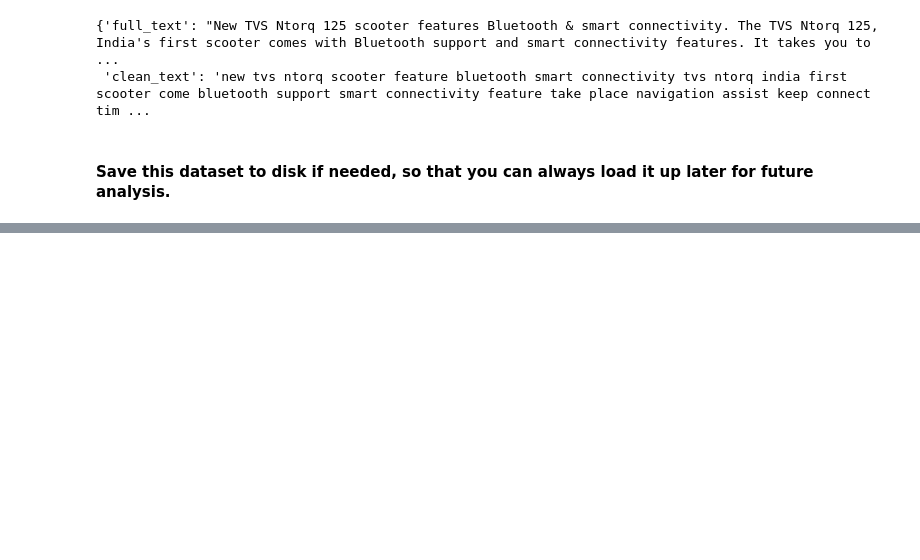
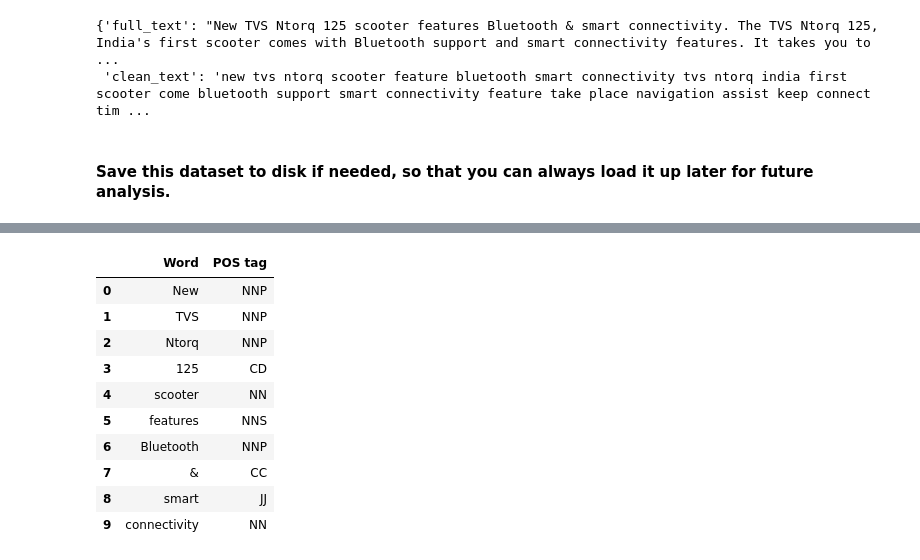
Before and after one commit to iamchuckss/data-science-ipython-notebooks, a Jupyter notebook: nlp/practitioner-nlp-overview.ipynb, the cells around one changed output, grey strips where cells are left out. Saved outputs shown, nothing was run; the diff lists cells and outputs as text; code cells hidden in the pictures; blank space fills up the shorter version.

```diff
--- a/nlp/practitioner-nlp-overview.ipynb
+++ b/nlp/practitioner-nlp-overview.ipynb
@@ -278,0 +346,16 @@ news_df.to_csv('news.csv', index=False, encoding='utf-8')
+# %%
+# POS tagging with nltk
+nltk_pos_tagged = nltk.pos_tag(sentence.split())
+pd.DataFrame(nltk_pos_tagged, columns=['Word', 'POS tag'])
+# %% [output]
+|  | Word | POS tag |
+| 0 | New | NNP |
+| 1 | TVS | NNP |
+| 2 | Ntorq | NNP |
+| 3 | 125 | CD |
+| 4 | scooter | NN |
+| 5 | features | NNS |
+| 6 | Bluetooth | NNP |
+| 7 | & | CC |
+| 8 | smart | JJ |
+| 9 | connectivity | NN |
```
Also changed, not shown: parts of 17 cells of this notebook, 2 other files.
